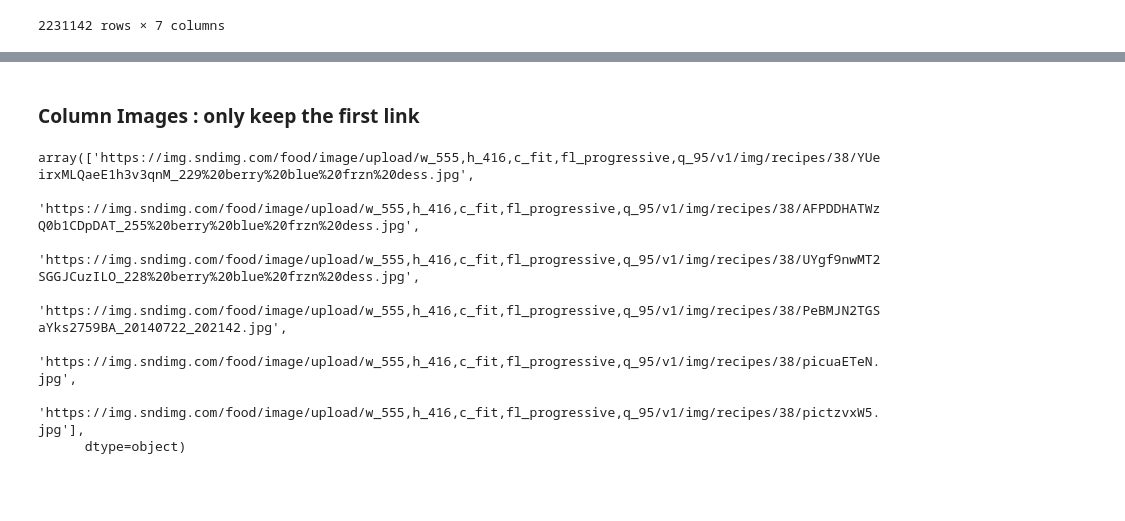
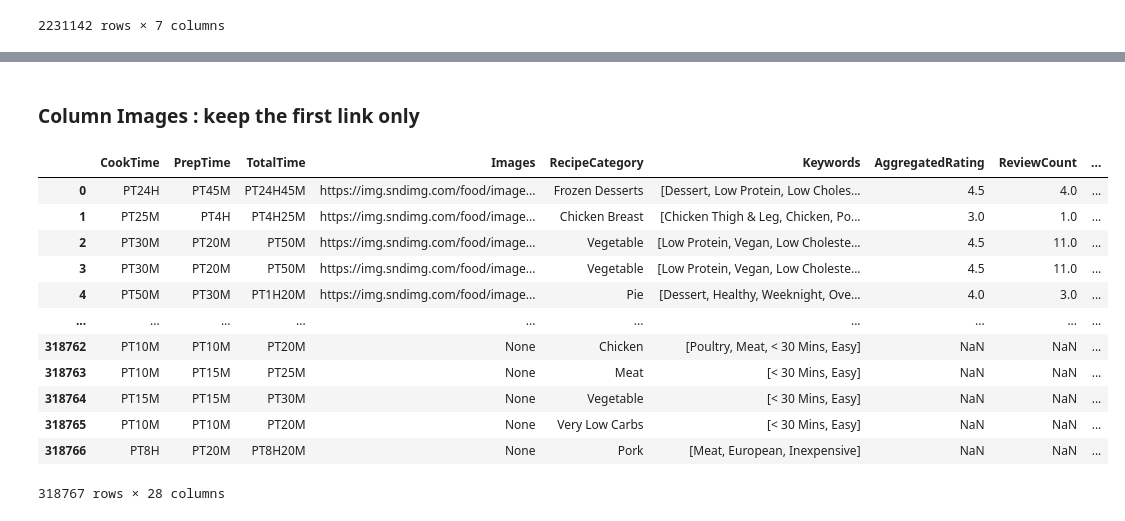
Before and after one commit to marie678/Projet-Mise-en-prod-3A, a Jupyter notebook: Model/nettoyage_datasets.ipynb, the cells around one changed output, grey strips where cells are left out. Cells and saved outputs as stored; diff of their text form; code cells hidden in the pictures; blank space fills up the shorter version.

```diff
--- a/Model/nettoyage_datasets.ipynb
+++ b/Model/nettoyage_datasets.ipynb
@@ -98,10 +157,16 @@ memory usage: 2.6+ GB
 # %%
-def time_to_minutes(time):
-    if pd.isna(time):
+def duration_to_minutes(duration: str) -> float:
+    """
+    Function to convert ISO 8601 durations to total minutes
+
+    Args:
+        - duration (str): duration in ISO 8601 format (ex: 'PT1H30M')
+    """
+    if pd.isna(duration):
         return np.nan
 
-    hours = re.search(r'(\d+)H', time)
-    minutes = re.search(r'(\d+)M', time)
+    hours = re.search(r'(\d+)H', duration)
+    minutes = re.search(r'(\d+)M', duration)
 
     total_minutes = 0
     if hours:
@@ -143,9 +201,12 @@ Name: CookTime, Length: 11832728, dtype: object
 # %%
 columns = ['CookTime', 'PrepTime', 'TotalTime']
 for col in columns:
-    df[f'{col}_minutes'] = df[col].apply(time_to_minutes)
+    df[f'{col}_minutes'] = df[col].apply(duration_to_minutes)
+# %%
+# Fill CookTime nan values with 0
+df['CookTime_minutes'] = df['CookTime_minutes'].fillna(0)
 # %% [markdown]
-### Column Images : only keep the first link
+### Column Images : keep the first link only
 # %%
 def extract_first_element(x):
     if isinstance(x, np.ndarray):
@@ -156,13 +217,19 @@ def extract_first_element(x):
         return None
 # %%
 df['Images'] = df['Images'].apply(extract_first_element)
-# %%
-df_recipes2['Images'][0]
-# %% [output]
-array(['https://img.sndimg.com/food/image/upload/w_555,h_416,c_fit,fl_progressive,q_95/v1/img/recipes/38/YUeirxMLQaeE1h3v3qnM_229%20berry%20blue%20frzn%20dess.jpg',
-       'https://img.sndimg.com/food/image/upload/w_555,h_416,c_fit,fl_progressive,q_95/v1/img/recipes/38/AFPDDHATWzQ0b1CDpDAT_255%20berry%20blue%20frzn%20dess.jpg',
-       'https://img.sndimg.com/food/image/upload/w_555,h_416,c_fit,fl_progressive,q_95/v1/img/recipes/38/UYgf9nwMT2SGGJCuzILO_228%20berry%20blue%20frzn%20dess.jpg',
-       'https://img.sndimg.com/food/image/upload/w_555,h_416,c_fit,fl_progressive,q_95/v1/img/recipes/38/PeBMJN2TGSaYks2759BA_20140722_202142.jpg',
-       'https://img.sndimg.com/food/image/upload/w_555,h_416,c_fit,fl_progressive,q_95/v1/img/recipes/38/picuaETeN.jpg',
-       'https://img.sndimg.com/food/image/upload/w_555,h_416,c_fit,fl_progressive,q_95/v1/img/recipes/38/pictzvxW5.jpg'],
-      dtype=object)
+# %%
+df
+# %% [output]
+|  | CookTime | PrepTime | TotalTime | Images | RecipeCategory | Keywords | AggregatedRating | ReviewCount | ... |
+| 0 | PT24H | PT45M | PT24H45M | https://img.sndimg.com/food/image... | Frozen Desserts | [Dessert, Low Protein, Low Choles... | 4.5 | 4.0 | ... |
+| 1 | PT25M | PT4H | PT4H25M | https://img.sndimg.com/food/image... | Chicken Breast | [Chicken Thigh & Leg, Chicken, Po... | 3.0 | 1.0 | ... |
+| 2 | PT30M | PT20M | PT50M | https://img.sndimg.com/food/image... | Vegetable | [Low Protein, Vegan, Low Choleste... | 4.5 | 11.0 | ... |
+| 3 | PT30M | PT20M | PT50M | https://img.sndimg.com/food/image... | Vegetable | [Low Protein, Vegan, Low Choleste... | 4.5 | 11.0 | ... |
+| 4 | PT50M | PT30M | PT1H20M | https://img.sndimg.com/food/image... | Pie | [Dessert, Healthy, Weeknight, Ove... | 4.0 | 3.0 | ... |
+| ... | ... | ... | ... | ... | ... | ... | ... | ... | ... |
+| 318762 | PT10M | PT10M | PT20M | None | Chicken | [Poultry, Meat, < 30 Mins, Easy] | NaN | NaN | ... |
+| 318763 | PT10M | PT15M | PT25M | None | Meat | [< 30 Mins, Easy] | NaN | NaN | ... |
+| 318764 | PT15M | PT15M | PT30M | None | Vegetable | [< 30 Mins, Easy] | NaN | NaN | ... |
+| 318765 | PT10M | PT10M | PT20M | None | Very Low Carbs | [< 30 Mins, Easy] | NaN | NaN | ... |
+| 318766 | PT8H | PT20M | PT8H20M | None | Pork | [Meat, European, Inexpensive] | NaN | NaN | ... |
+318767 rows × 28 columns
```
Also changed, not shown: parts of 26 cells of this notebook.
